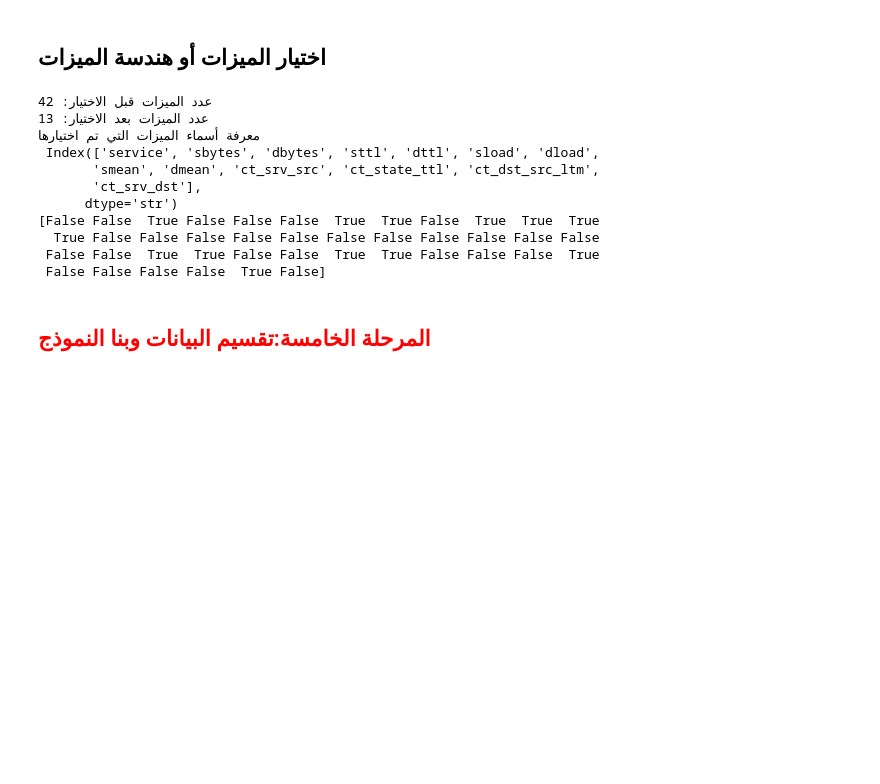
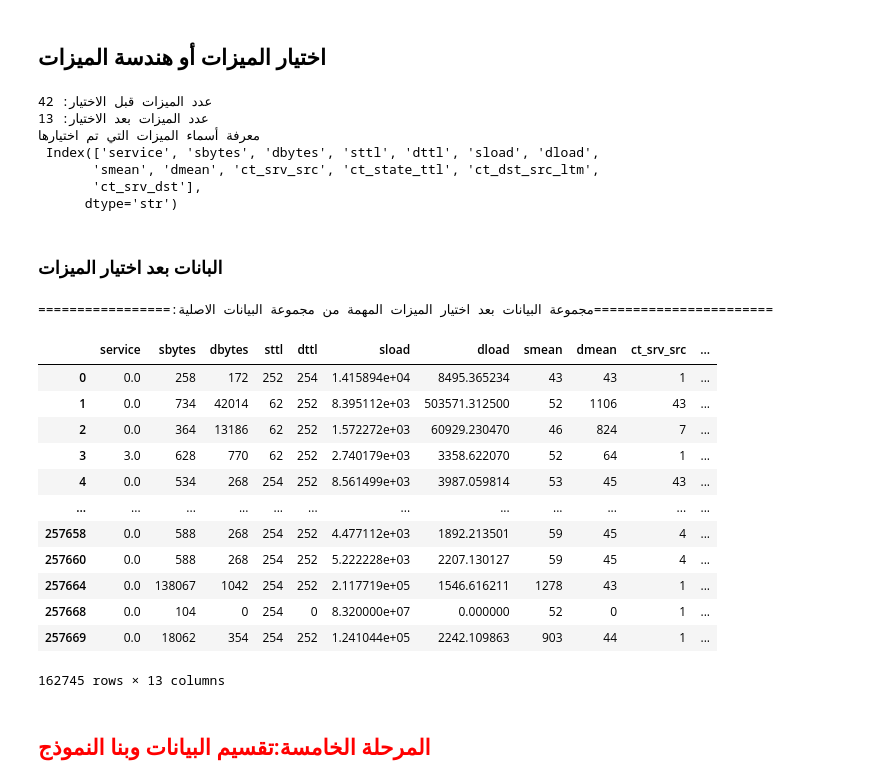
Before and after one commit to AnasMohammed77/Cyber-Attack-Detection-and-Classification, a Jupyter notebook: projectCyberDetection1.ipynb, the cells around one changed output. Drawn from its saved outputs; the diff is of its cells as text; code cells hidden in the pictures; blank space fills up the shorter version.

```diff
--- a/projectCyberDetection1.ipynb
+++ b/projectCyberDetection1.ipynb
@@ -389,7 +391,6 @@ print("عدد الميزات بعد الاختيار:", X_selected.shape[1])
 # معرفة أسماء الميزات التي تم اختيارها
 selected_features = dataset.drop(["attack_cat"], axis=1).columns[selector.get_support()]
 print("معرفة أسماء الميزات التي تم اختيارها\n",selected_features)
-print(selector.get_support())
 # %% [output]
 عدد الميزات قبل الاختيار: 42
 عدد الميزات بعد الاختيار: 13
@@ -398,10 +399,29 @@ print(selector.get_support())
        'smean', 'dmean', 'ct_srv_src', 'ct_state_ttl', 'ct_dst_src_ltm',
        'ct_srv_dst'],
       dtype='str')
-[False False  True False False False  True  True False  True  True  True
-  True False False False False False False False False False False False
- False False  True  True False False  True  True False False False  True
- False False False False  True False]
+# %% [markdown]
+### البانات بعد اختيار الميزات
+# %%
+feature_selected_data=dataset[['service', 'sbytes', 'dbytes', 'sttl', 'dttl', 'sload', 'dload',
+       'smean', 'dmean', 'ct_srv_src', 'ct_state_ttl', 'ct_dst_src_ltm',
+       'ct_srv_dst']]
+print("=================:مجموعة البيانات بعد اختيار الميزات المهمة من مجموعة البيانات الاصلية=======================")
+display(feature_selected_data)
+# %% [output]
+=================:مجموعة البيانات بعد اختيار الميزات المهمة من مجموعة البيانات الاصلية=======================
+|  | service | sbytes | dbytes | sttl | dttl | sload | dload | smean | dmean | ct_srv_src | ... |
+| 0 | 0.0 | 258 | 172 | 252 | 254 | 1.415894e+04 | 8495.365234 | 43 | 43 | 1 | ... |
+| 1 | 0.0 | 734 | 42014 | 62 | 252 | 8.395112e+03 | 503571.312500 | 52 | 1106 | 43 | ... |
+| 2 | 0.0 | 364 | 13186 | 62 | 252 | 1.572272e+03 | 60929.230470 | 46 | 824 | 7 | ... |
+| 3 | 3.0 | 628 | 770 | 62 | 252 | 2.740179e+03 | 3358.622070 | 52 | 64 | 1 | ... |
+| 4 | 0.0 | 534 | 268 | 254 | 252 | 8.561499e+03 | 3987.059814 | 53 | 45 | 43 | ... |
+| ... | ... | ... | ... | ... | ... | ... | ... | ... | ... | ... | ... |
+| 257658 | 0.0 | 588 | 268 | 254 | 252 | 4.477112e+03 | 1892.213501 | 59 | 45 | 4 | ... |
+| 257660 | 0.0 | 588 | 268 | 254 | 252 | 5.222228e+03 | 2207.130127 | 59 | 45 | 4 | ... |
+| 257664 | 0.0 | 138067 | 1042 | 254 | 252 | 2.117719e+05 | 1546.616211 | 1278 | 43 | 1 | ... |
+| 257668 | 0.0 | 104 | 0 | 254 | 0 | 8.320000e+07 | 0.000000 | 52 | 0 | 1 | ... |
+| 257669 | 0.0 | 18062 | 354 | 254 | 252 | 1.241044e+05 | 2242.109863 | 903 | 44 | 1 | ... |
+162745 rows × 13 columns
 # %% [markdown]
 ## <span style="color:red"> المرحلة الخامسة:تقسيم البيانات وبنا النموذج </span>
 # %% [markdown]
```
Also changed, not shown: parts of 12 cells of this notebook.
